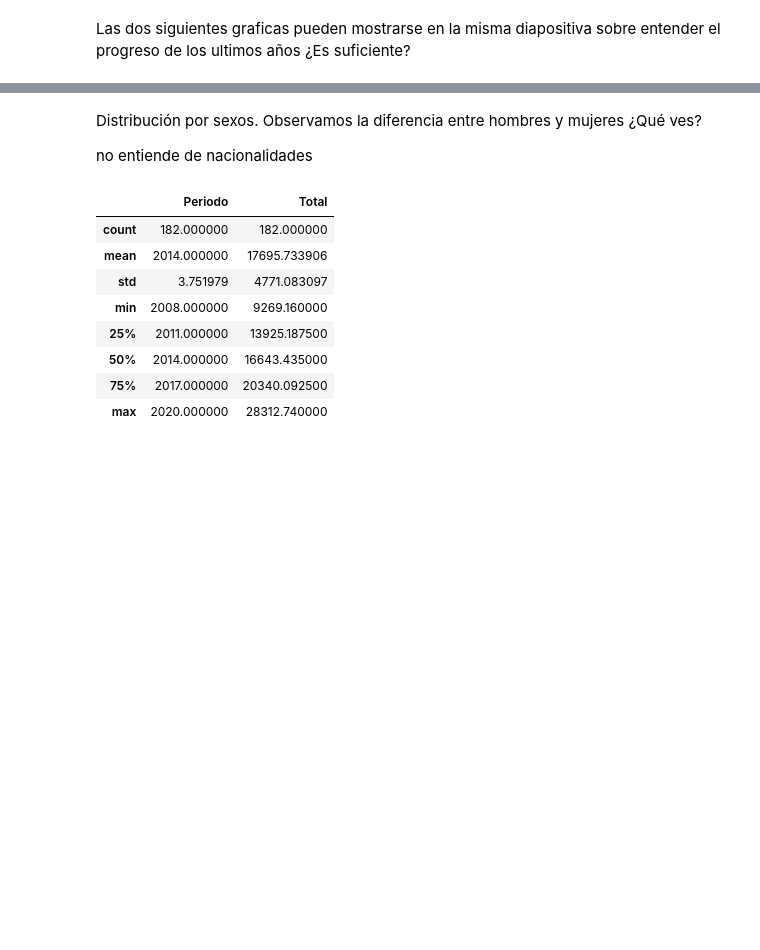
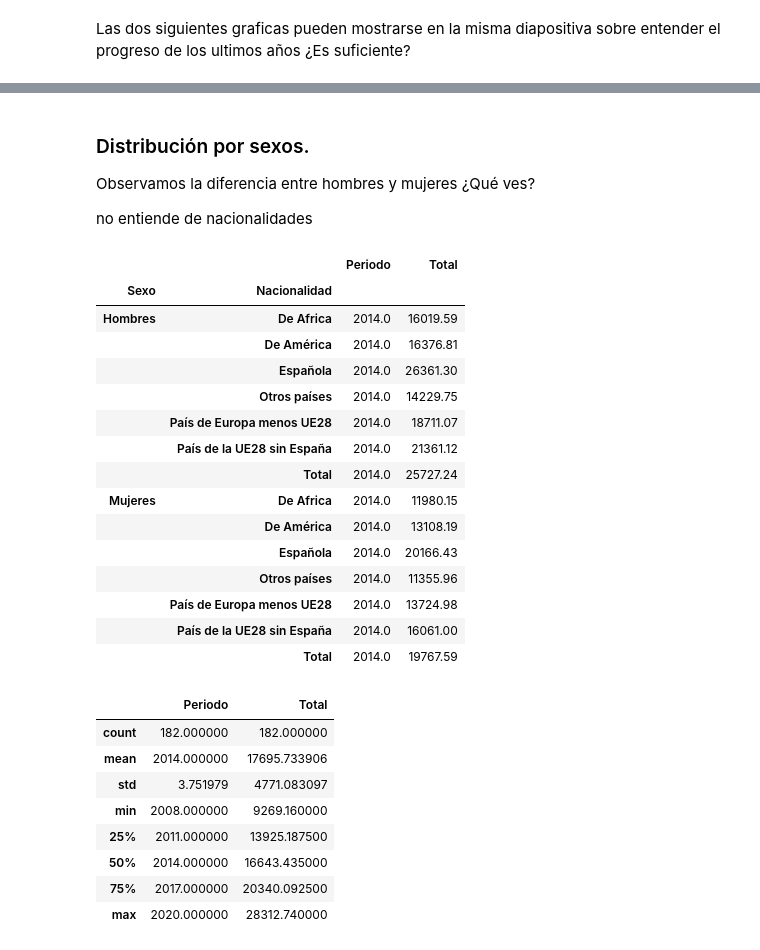
Before and after one commit to JaredR33/EDA, a Jupyter notebook: notebooks/EDA2.ipynb, the cells around one changed output, grey strips where cells are left out. Saved outputs shown, nothing was run; the diff lists cells and outputs as text; code cells hidden in the pictures; blank space fills up the shorter version.

```diff
--- a/notebooks/EDA2.ipynb
+++ b/notebooks/EDA2.ipynb
@@ -281,7 +298,28 @@ sns.boxplot(x=both_genders_nac_grouped["Nacionalidad"], y=both_genders_nac_group
 # %% [markdown]
-Distribución por sexos. Observamos la diferencia entre hombres y mujeres ¿Qué ves?
+### Distribución por sexos.
+Observamos la diferencia entre hombres y mujeres ¿Qué ves?
 
 no entiende de nacionalidades
+# %%
+df_sexos = df_ganancias_sexoNacionalidad[df_ganancias_sexoNacionalidad['Sexo'] != 'Ambos sexos']
+df_sexos.groupby(['Sexo','Nacionalidad']).median()
+# %% [output]
+|  |  | Periodo | Total |
+| Sexo | Nacionalidad |  |  |
+| Hombres | De Africa | 2014.0 | 16019.59 |
+|  | De América | 2014.0 | 16376.81 |
+|  | Española | 2014.0 | 26361.30 |
+|  | Otros países | 2014.0 | 14229.75 |
+|  | País de Europa menos UE28 | 2014.0 | 18711.07 |
+|  | País de la UE28 sin España | 2014.0 | 21361.12 |
+|  | Total | 2014.0 | 25727.24 |
+| Mujeres | De Africa | 2014.0 | 11980.15 |
+|  | De América | 2014.0 | 13108.19 |
+|  | Española | 2014.0 | 20166.43 |
+|  | Otros países | 2014.0 | 11355.96 |
+|  | País de Europa menos UE28 | 2014.0 | 13724.98 |
+|  | País de la UE28 sin España | 2014.0 | 16061.00 |
+|  | Total | 2014.0 | 19767.59 |
 # %%
 df_sexos.describe()
 # %% [output]
```
Also changed, not shown: parts of 26 cells of this notebook, 13 other files.
